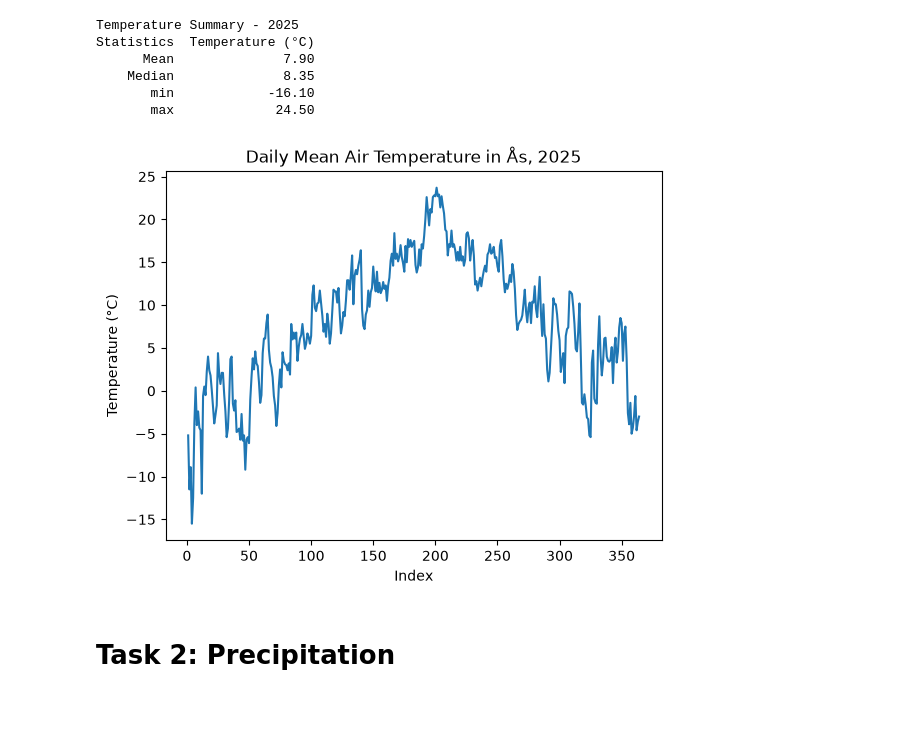
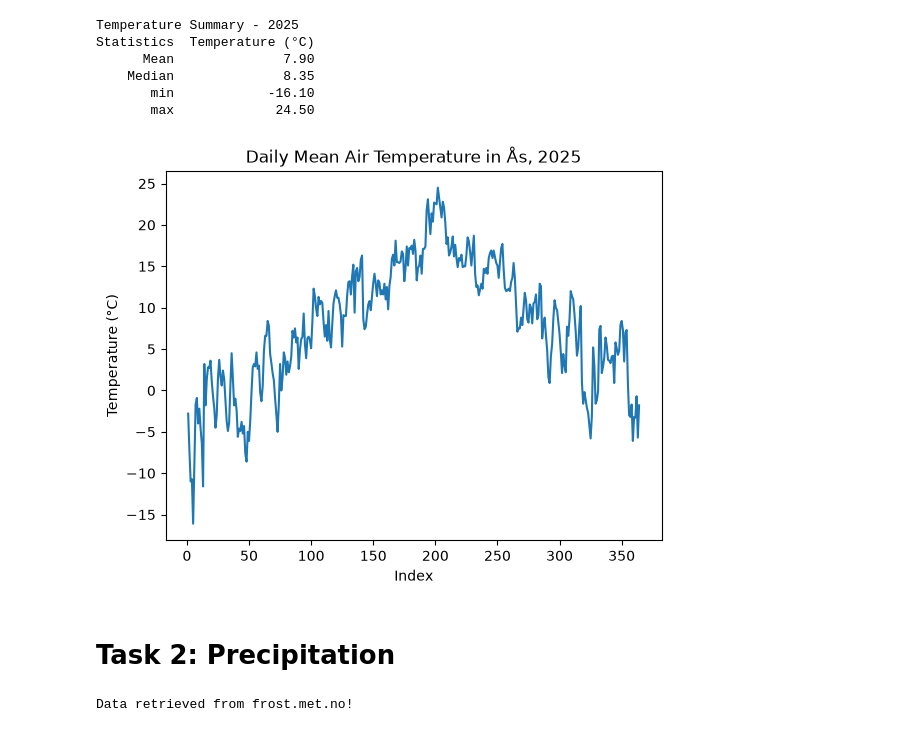
Before and after one commit to goggenn/deliverable_01, a Jupyter notebook: main_01.ipynb, the cells around one changed output. Drawn from its saved outputs; the diff is of its cells as text; code cells hidden in the pictures.

```diff
--- a/main_01.ipynb
+++ b/main_01.ipynb
@@ -74,19 +76,51 @@ Statistics  Temperature (°C)
        min            -16.10
        max             24.50
 # %%
-df_pt0h = df[df["timeOffset"] == "PT0H"].copy()
-df_pt0h.index = range(1, len(df_pt0h) + 1)
+df_pt6h_t = df[df["timeOffset"] == "PT6H"].copy()
+df_pt6h_t.index = range(1, len(df_pt6h_t) + 1)
 
-df_pt0h.plot(
+df_pt6h_t.plot(
     y="value",
     kind="line",
     title="Daily Mean Air Temperature in Ås, 2025",
     xlabel="Index",
     ylabel="Temperature (°C)",
     legend=False
 )
 plt.show()
 # %% [output]
-[figure, old version]
+[figure, new version]
 # %% [markdown]
 # Task 2: Precipitation
+# %%
+parameters_2 = {
+'sources': 'SN17850',
+'elements': 'sum(precipitation_amount P1D)',
+'referencetime': '2025-01-01/2025-12-31',
+}
+
+# Issue an HTTP GET request
+r_2 = requests.get(endpoint, parameters_2, auth=(client_id,''))
+# Extract JSON data
+json_2 = r_2.json()
+
+# Check if the request worked, print out any errors
+if r_2.status_code == 200:
+    data_2 = json_2['data']
+    print('Data retrieved from frost.met.no!')
+else:
+    print('Error! Returned status code %s' % r_2.status_code)
+    print('Message: %s' % json_2['error']['message'])
+    print('Reason: %s' % json_2['error']['reason'])
+
+rows_2=[]
+
+for i in range(len(data_2)):
+    row = pd.DataFrame(data_2[i]['observations'])
+    row['referenceTime'] = data_2[i]['referenceTime']
+    row['sourceId'] = data_2[i]['sourceId']
+    rows_2.append(row)
+
+df_2 = pd.concat(rows_2, ignore_index=True)
+# %% [output]
+Data retrieved from frost.met.no!
```
Also changed, not shown: parts of 2 cells of this notebook.
